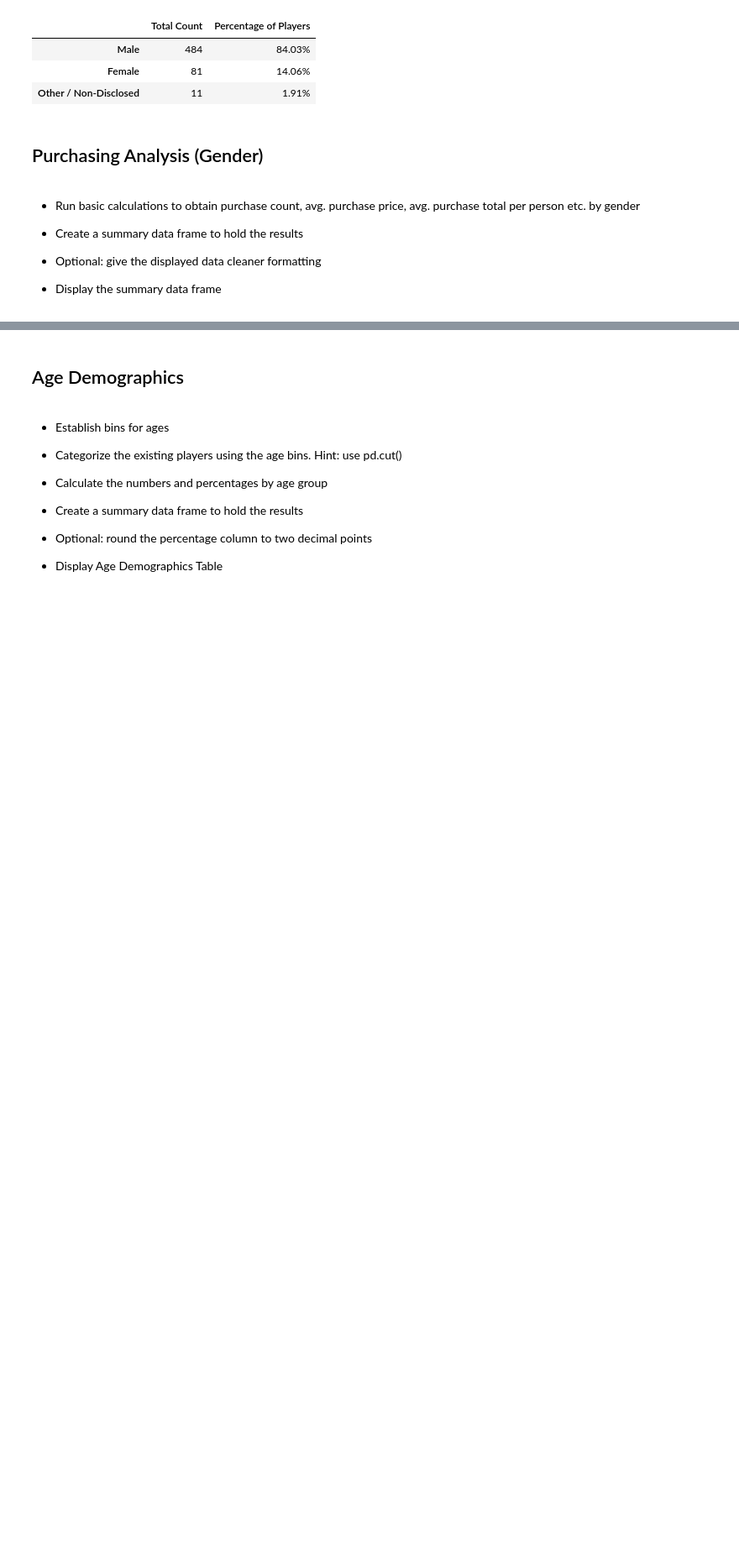
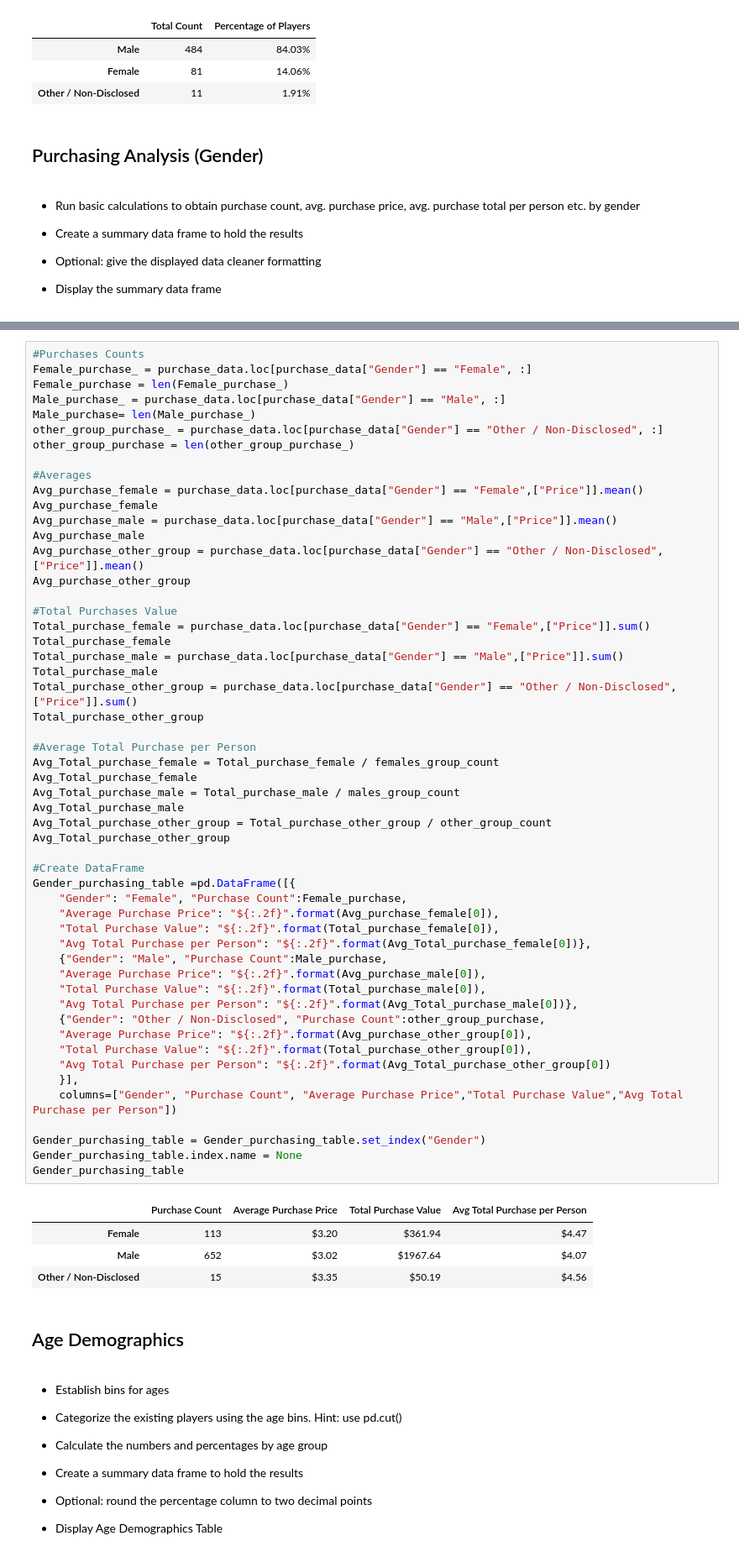
Before and after one commit to hladero/pandas-challenge, a Jupyter notebook: Instructions/HeroesOfPymoli/HeroesOfPymoli_starter.ipynb, the cells around one changed output, grey strips where cells are left out. Shown at 84% size. Saved outputs shown, nothing was run; the diff lists cells and outputs as text; blank space fills up the shorter version.

Commit message:
Analysis Data

```diff
--- a/Instructions/HeroesOfPymoli/HeroesOfPymoli_starter.ipynb
+++ b/Instructions/HeroesOfPymoli/HeroesOfPymoli_starter.ipynb
@@ -199,3 +150,61 @@ print(Avg_Total_purchase_other_group)
+# %%
+#Purchases Counts
+Female_purchase_ = purchase_data.loc[purchase_data["Gender"] == "Female", :]
+Female_purchase = len(Female_purchase_)
+Male_purchase_ = purchase_data.loc[purchase_data["Gender"] == "Male", :]
+Male_purchase= len(Male_purchase_)
+other_group_purchase_ = purchase_data.loc[purchase_data["Gender"] == "Other / Non-Disclosed", :]
+other_group_purchase = len(other_group_purchase_)
+
+#Averages
+Avg_purchase_female = purchase_data.loc[purchase_data["Gender"] == "Female",["Price"]].mean()
+Avg_purchase_female
+Avg_purchase_male = purchase_data.loc[purchase_data["Gender"] == "Male",["Price"]].mean()
+Avg_purchase_male
+Avg_purchase_other_group = purchase_data.loc[purchase_data["Gender"] == "Other / Non-Disclosed",["Price"]].mean()
+Avg_purchase_other_group
+
+#Total Purchases Value
+Total_purchase_female = purchase_data.loc[purchase_data["Gender"] == "Female",["Price"]].sum()
+Total_purchase_female
+Total_purchase_male = purchase_data.loc[purchase_data["Gender"] == "Male",["Price"]].sum()
+Total_purchase_male
+Total_purchase_other_group = purchase_data.loc[purchase_data["Gender"] == "Other / Non-Disclosed",["Price"]].sum()
+Total_purchase_other_group
+
+#Average Total Purchase per Person
+Avg_Total_purchase_female = Total_purchase_female / females_group_count
+Avg_Total_purchase_female
+Avg_Total_purchase_male = Total_purchase_male / males_group_count
+Avg_Total_purchase_male
+Avg_Total_purchase_other_group = Total_purchase_other_group / other_group_count
+Avg_Total_purchase_other_group
+
+#Create DataFrame
+Gender_purchasing_table =pd.DataFrame([{
+    "Gender": "Female", "Purchase Count":Female_purchase,
+    "Average Purchase Price": "${:.2f}".format(Avg_purchase_female[0]),
+    "Total Purchase Value": "${:.2f}".format(Total_purchase_female[0]),
+    "Avg Total Purchase per Person": "${:.2f}".format(Avg_Total_purchase_female[0])},
+    {"Gender": "Male", "Purchase Count":Male_purchase,
+    "Average Purchase Price": "${:.2f}".format(Avg_purchase_male[0]),
+    "Total Purchase Value": "${:.2f}".format(Total_purchase_male[0]),
+    "Avg Total Purchase per Person": "${:.2f}".format(Avg_Total_purchase_male[0])},
+    {"Gender": "Other / Non-Disclosed", "Purchase Count":other_group_purchase,
+    "Average Purchase Price": "${:.2f}".format(Avg_purchase_other_group[0]),
+    "Total Purchase Value": "${:.2f}".format(Total_purchase_other_group[0]),
+    "Avg Total Purchase per Person": "${:.2f}".format(Avg_Total_purchase_other_group[0])
+    }],
+    columns=["Gender", "Purchase Count", "Average Purchase Price","Total Purchase Value","Avg Total Purchase per Person"])
+
+Gender_purchasing_table = Gender_purchasing_table.set_index("Gender")
+Gender_purchasing_table.index.name = None
+Gender_purchasing_table
+# %% [output]
+|  | Purchase Count | Average Purchase Price | Total Purchase Value | Avg Total Purchase per Person |
+| Female | 113 | $3.20 | $361.94 | $4.47 |
+| Male | 652 | $3.02 | $1967.64 | $4.07 |
+| Other / Non-Disclosed | 15 | $3.35 | $50.19 | $4.56 |
 # %% [markdown]
 ## Age Demographics
 # %% [markdown]
```
Also changed, not shown: parts of 7 cells of this notebook.
